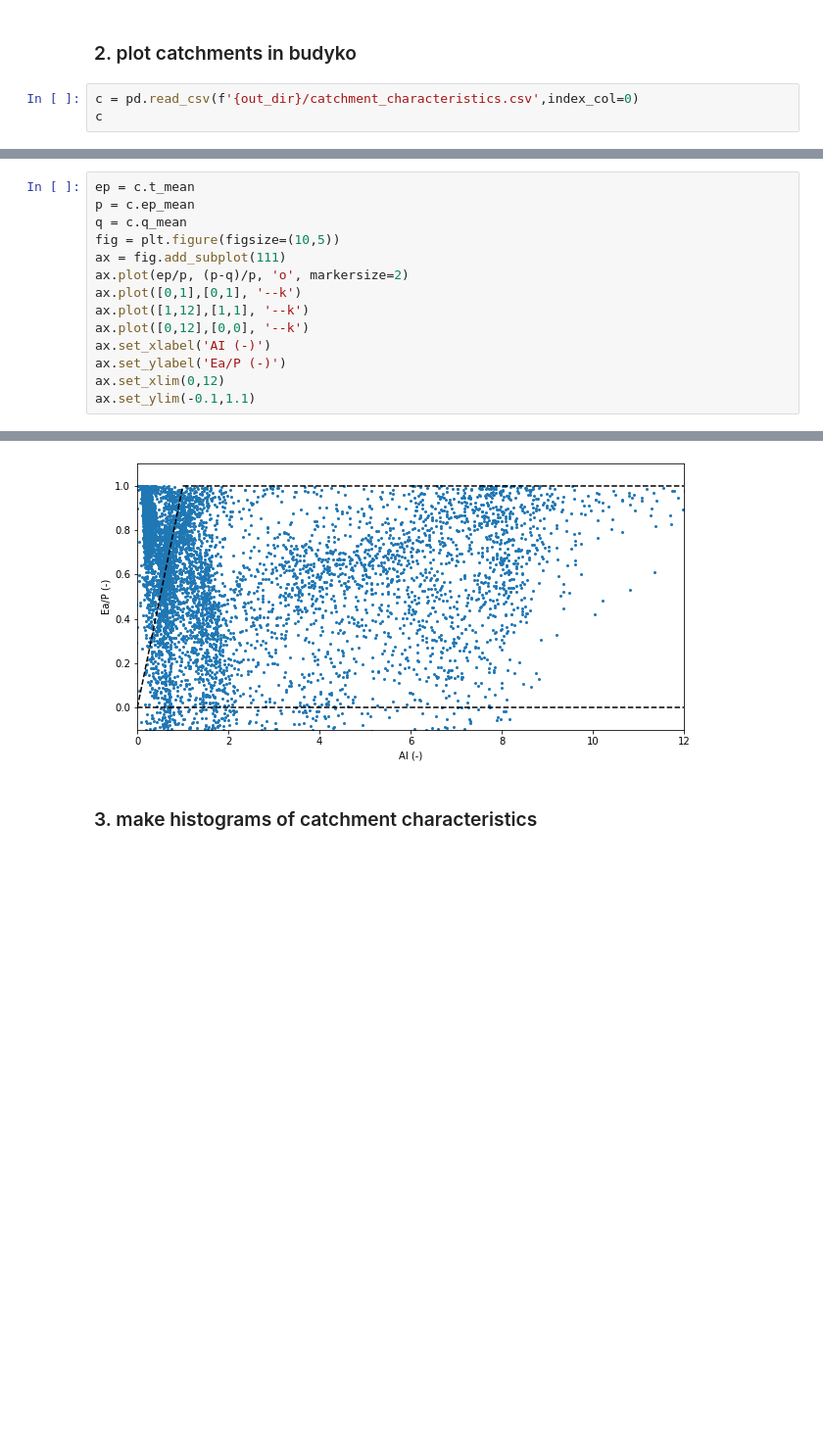
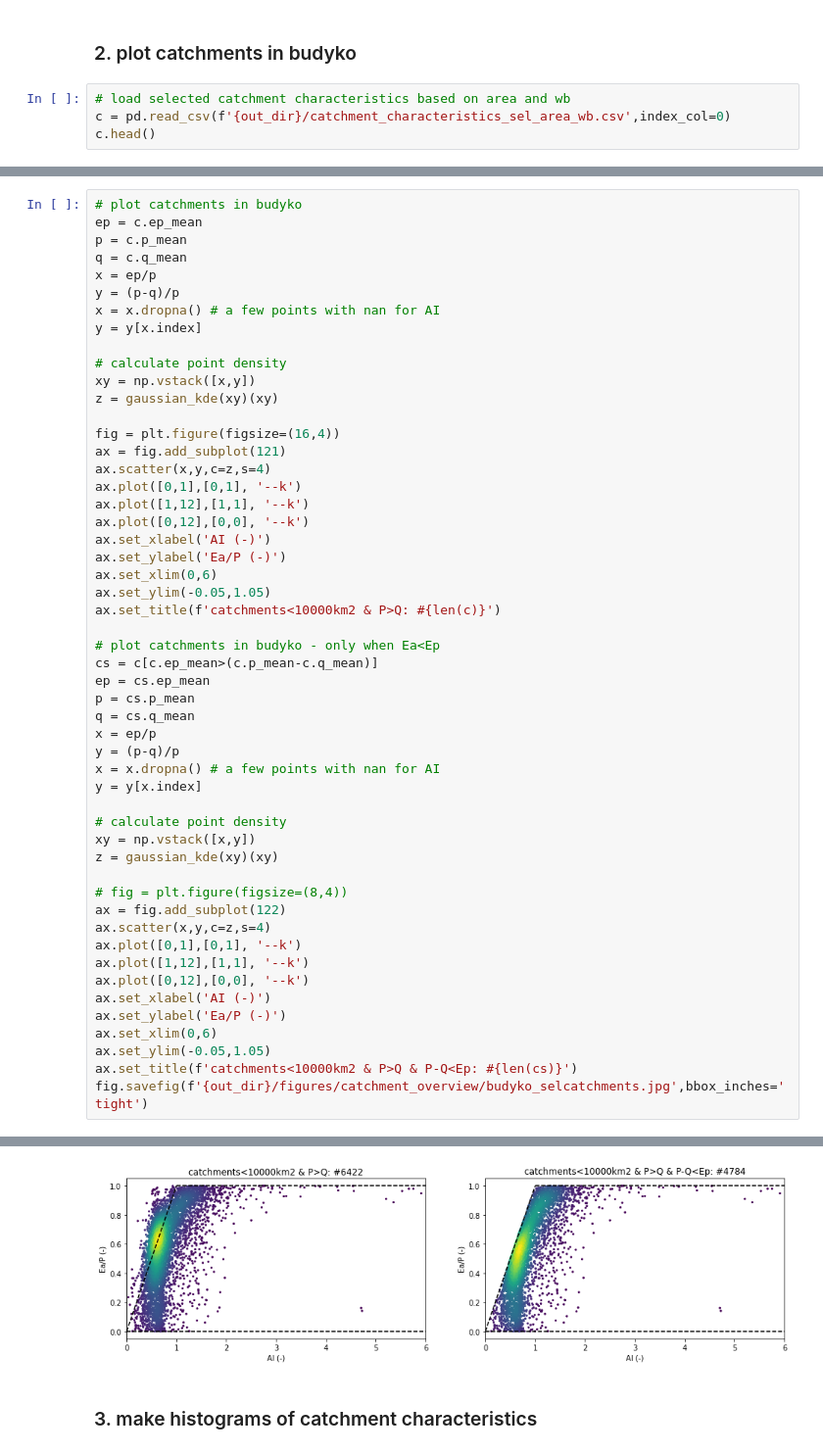
Before and after one commit to fvanoorschot/global_sr_module, a Jupyter notebook: visualize_catchment_characteristics.ipynb, the cells around one changed output, grey strips where cells are left out. Shown at 98% size. Saved outputs shown, nothing was run; the diff lists cells and outputs as text; blank space fills up the shorter version.

```diff
--- a/visualize_catchment_characteristics.ipynb
+++ b/visualize_catchment_characteristics.ipynb
@@ -35,7 +95,8 @@ out_dir=Path(f'{work_dir}/output')
 # %% [markdown]
 ### 2. plot catchments in budyko
 # %%
-c = pd.read_csv(f'{out_dir}/catchment_characteristics.csv',index_col=0)
-c
+# load selected catchment characteristics based on area and wb
+c = pd.read_csv(f'{out_dir}/catchment_characteristics_sel_area_wb.csv',index_col=0)
+c.head()
 # %% [output]
 |  | p_mean | ep_mean | q_mean | t_mean | ai | si_p | si_ep | phi | tc | ntc | nonveg | ... |
@@ -58,15 +108,53 @@ c.p_mean.median()
 # %%
-ep = c.t_mean
-p = c.ep_mean
+# plot catchments in budyko
+ep = c.ep_mean
+p = c.p_mean
 q = c.q_mean
-fig = plt.figure(figsize=(10,5))
-ax = fig.add_subplot(111)
-ax.plot(ep/p, (p-q)/p, 'o', markersize=2)
+x = ep/p
+y = (p-q)/p
+x = x.dropna() # a few points with nan for AI
+y = y[x.index]
+
+# calculate point density
+xy = np.vstack([x,y])
+z = gaussian_kde(xy)(xy)
+
+fig = plt.figure(figsize=(16,4))
+ax = fig.add_subplot(121)
+ax.scatter(x,y,c=z,s=4)
 ax.plot([0,1],[0,1], '--k')
 ax.plot([1,12],[1,1], '--k')
 ax.plot([0,12],[0,0], '--k')
 ax.set_xlabel('AI (-)')
 ax.set_ylabel('Ea/P (-)')
-ax.set_xlim(0,12)
-ax.set_ylim(-0.1,1.1)
+ax.set_xlim(0,6)
+ax.set_ylim(-0.05,1.05)
+ax.set_title(f'catchments<10000km2 & P>Q: #{len(c)}')
+
+# plot catchments in budyko - only when Ea<Ep
+cs = c[c.ep_mean>(c.p_mean-c.q_mean)]
+ep = cs.ep_mean
+p = cs.p_mean
+q = cs.q_mean
+x = ep/p
+y = (p-q)/p
+x = x.dropna() # a few points with nan for AI
+y = y[x.index]
+
+# calculate point density
+xy = np.vstack([x,y])
+z = gaussian_kde(xy)(xy)
+
+# fig = plt.figure(figsize=(8,4))
+ax = fig.add_subplot(122)
+ax.scatter(x,y,c=z,s=4)
+ax.plot([0,1],[0,1], '--k')
+ax.plot([1,12],[1,1], '--k')
+ax.plot([0,12],[0,0], '--k')
+ax.set_xlabel('AI (-)')
+ax.set_ylabel('Ea/P (-)')
+ax.set_xlim(0,6)
+ax.set_ylim(-0.05,1.05)
+ax.set_title(f'catchments<10000km2 & P>Q & P-Q<Ep: #{len(cs)}')
+fig.savefig(f'{out_dir}/figures/catchment_overview/budyko_selcatchments.jpg',bbox_inches='tight')
 # %% [output]
@@ -74,3 +161,3 @@ ax.set_ylim(-0.1,1.1)
-[figure, old version]
+[figure, new version]
 # %% [markdown]
 ### 3. make histograms of catchment characteristics
```
Also changed, not shown: parts of 9 cells of this notebook, 3 other files.
